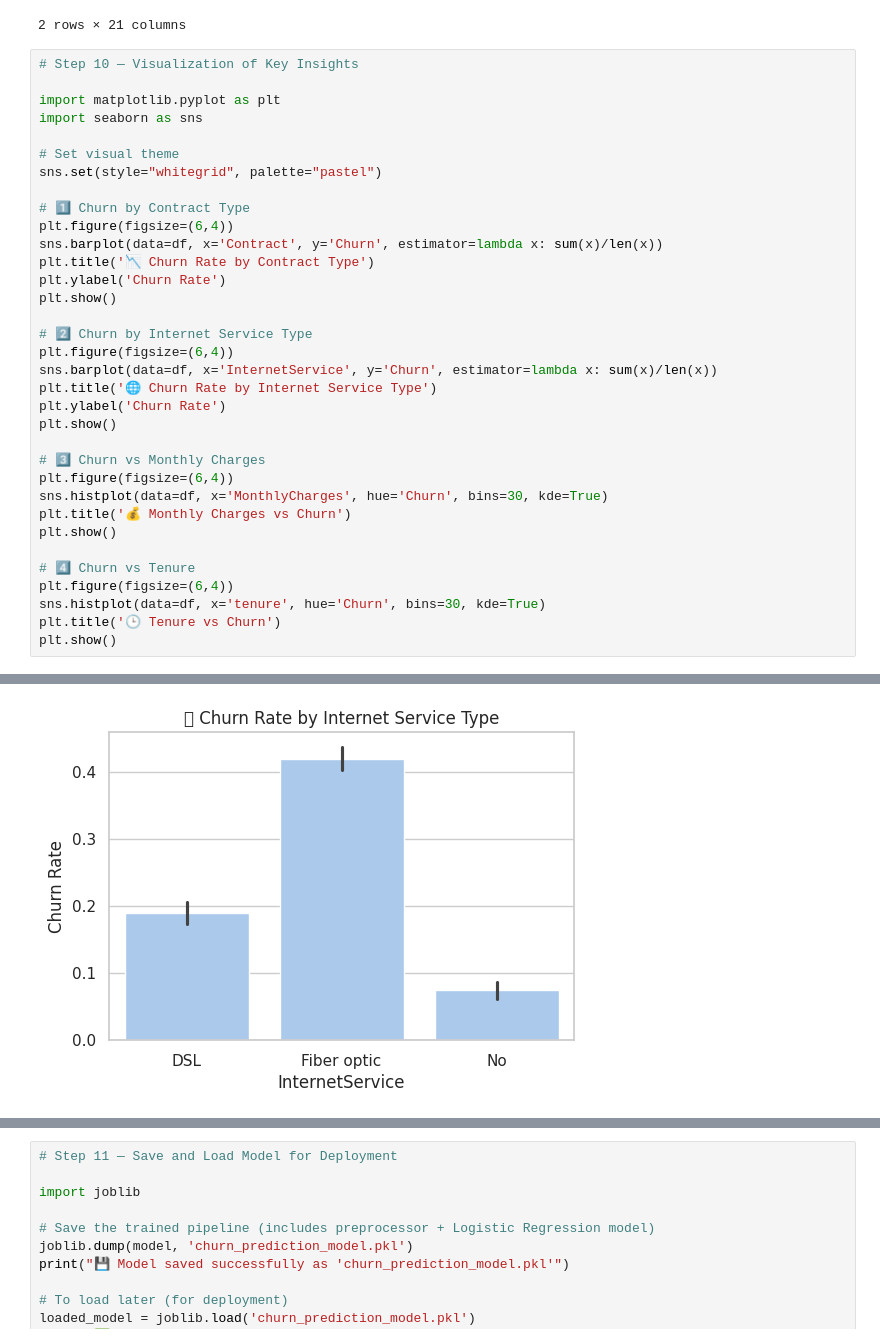
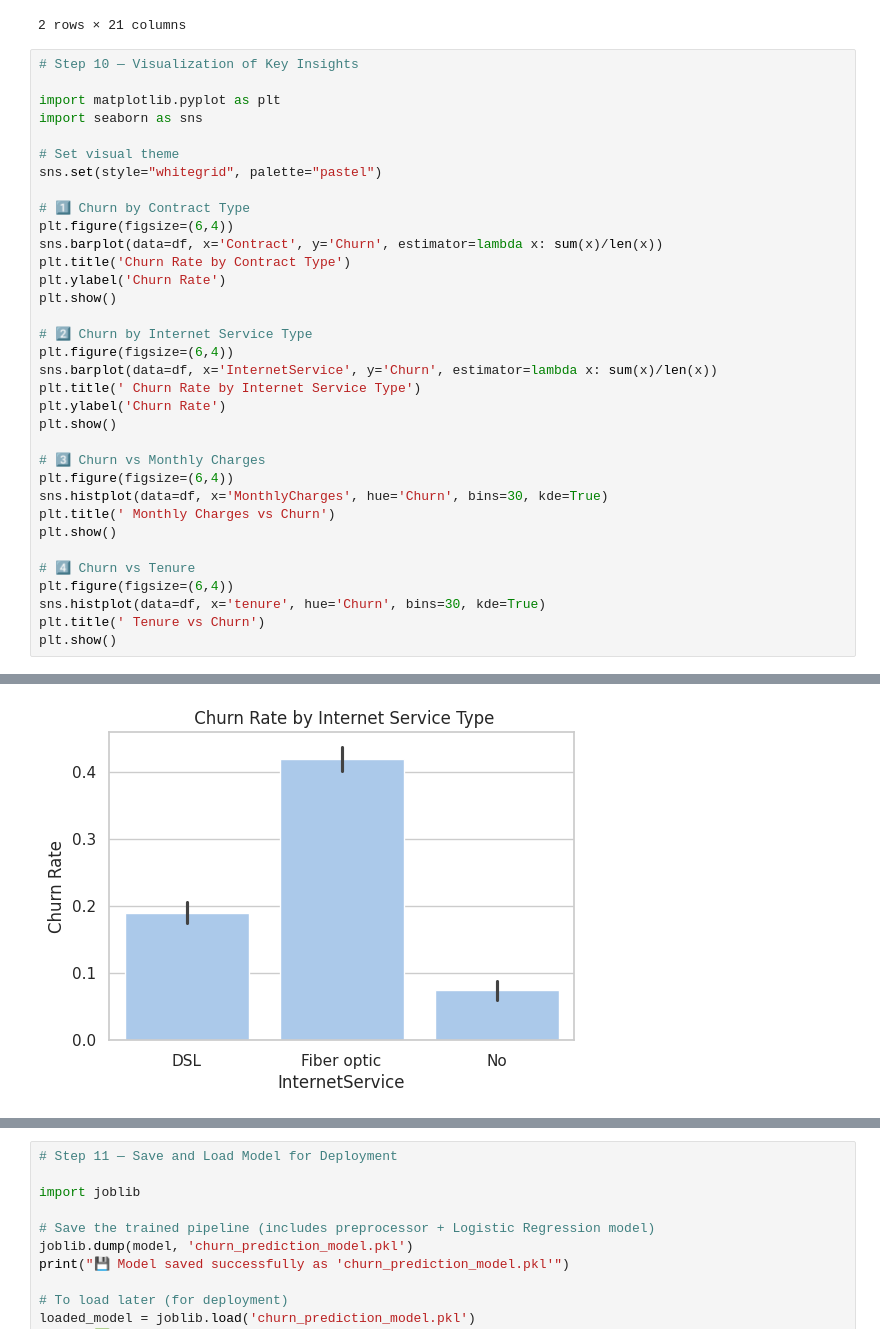
Before and after one commit to Manoj-R27/Subscription-Service-Churn-Predictor, a Jupyter notebook: Subscription_Service_Churn_Predictor.ipynb, the cells around one changed output, grey strips where cells are left out. Cells and saved outputs as stored; diff of their text form.

```diff
--- a/Subscription_Service_Churn_Predictor.ipynb
+++ b/Subscription_Service_Churn_Predictor.ipynb
@@ -406,26 +406,26 @@ sns.set(style="whitegrid", palette="pastel")
 # 1️⃣ Churn by Contract Type
 plt.figure(figsize=(6,4))
 sns.barplot(data=df, x='Contract', y='Churn', estimator=lambda x: sum(x)/len(x))
-plt.title('📉 Churn Rate by Contract Type')
+plt.title('Churn Rate by Contract Type')
 plt.ylabel('Churn Rate')
 plt.show()
 
 # 2️⃣ Churn by Internet Service Type
 plt.figure(figsize=(6,4))
 sns.barplot(data=df, x='InternetService', y='Churn', estimator=lambda x: sum(x)/len(x))
-plt.title('🌐 Churn Rate by Internet Service Type')
+plt.title(' Churn Rate by Internet Service Type')
 plt.ylabel('Churn Rate')
 plt.show()
 
 # 3️⃣ Churn vs Monthly Charges
 plt.figure(figsize=(6,4))
 sns.histplot(data=df, x='MonthlyCharges', hue='Churn', bins=30, kde=True)
-plt.title('💰 Monthly Charges vs Churn')
+plt.title(' Monthly Charges vs Churn')
 plt.show()
 
 # 4️⃣ Churn vs Tenure
 plt.figure(figsize=(6,4))
 sns.histplot(data=df, x='tenure', hue='Churn', bins=30, kde=True)
-plt.title('🕒 Tenure vs Churn')
+plt.title(' Tenure vs Churn')
 plt.show()
 # %% [output]
@@ -433 +433 @@ plt.show()
-[figure, old version]
+[figure, new version]
```
Also changed, not shown: parts of 11 cells of this notebook.
